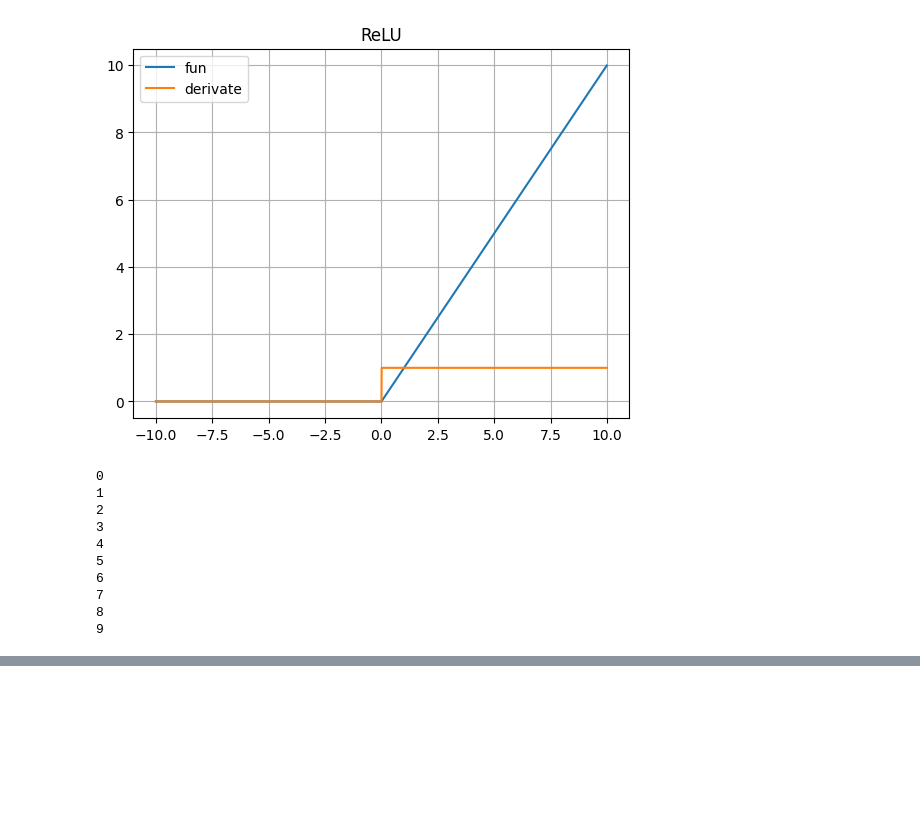
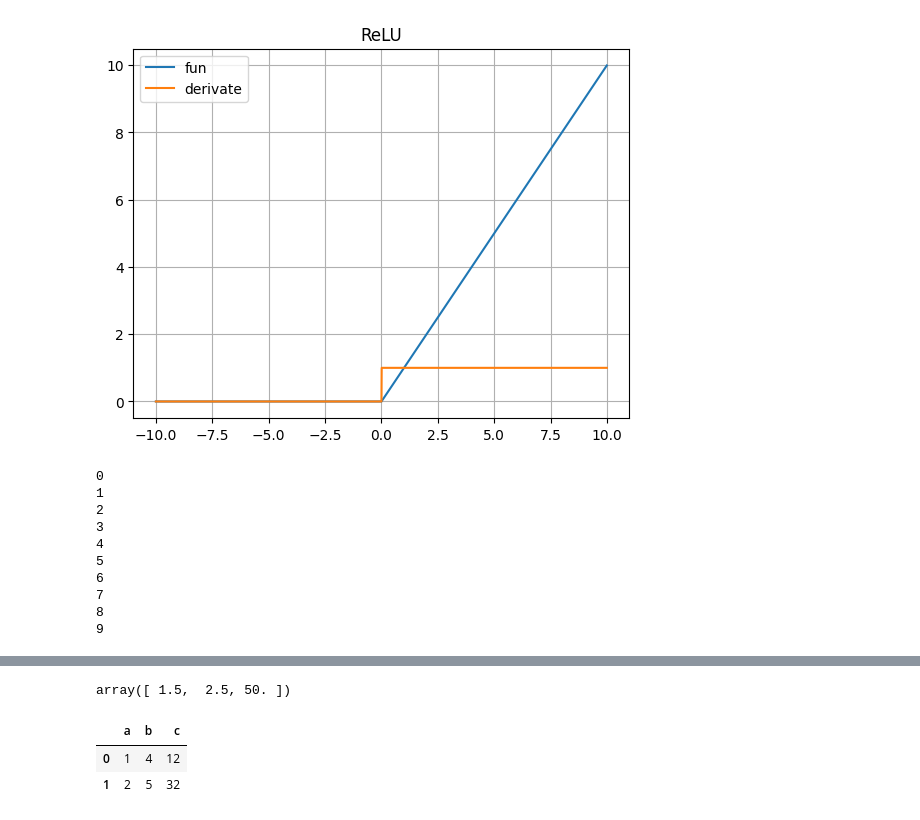
Before and after one commit to JacopoRaffi/ML_Proj_NN, a Jupyter notebook: notebook/test.ipynb, the cells around one changed output, grey strips where cells are left out. Drawn from its saved outputs; the diff is of its cells as text; code cells hidden in the pictures; blank space fills up the shorter version.

```diff
--- a/notebook/test.ipynb
+++ b/notebook/test.ipynb
@@ -101,0 +99,10 @@ a(4, *[1,2,3,4,5])
+# %%
+np.mean(a, axis=1)
+# %% [output]
+array([ 1.5,  2.5, 50. ])
+# %%
+pd.DataFrame(data={'a': [1,2], 'b':[4,5], 'c':[12,32]})
+# %% [output]
+|  | a | b | c |
+| 0 | 1 | 4 | 12 |
+| 1 | 2 | 5 | 32 |
```
Also changed, not shown: parts of 10 cells of this notebook, 8 other files.
